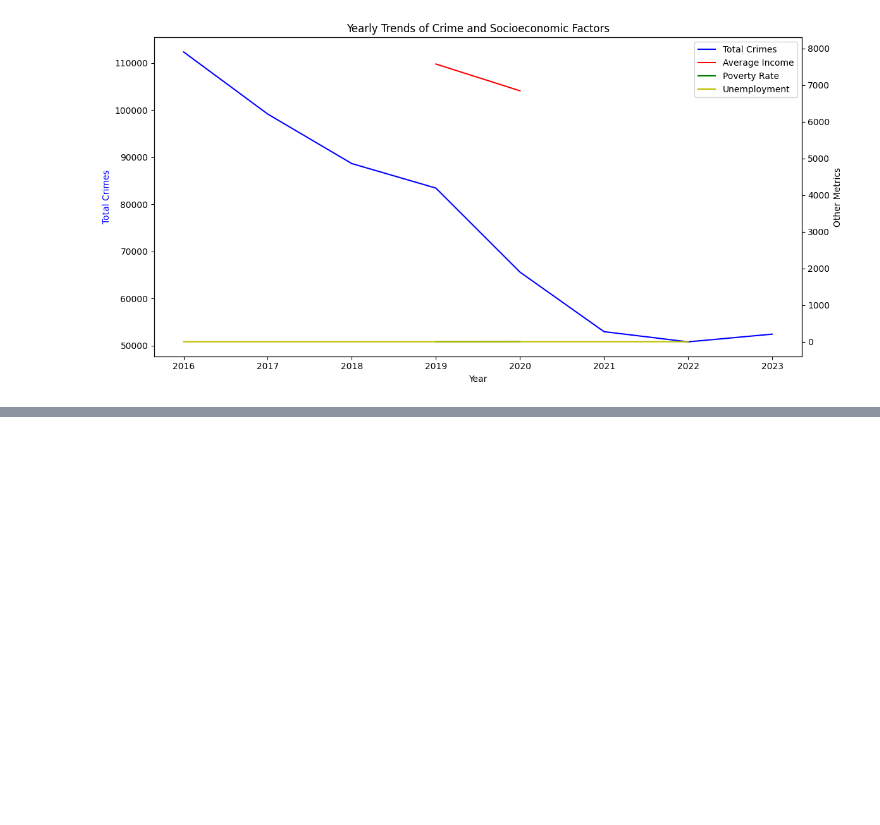
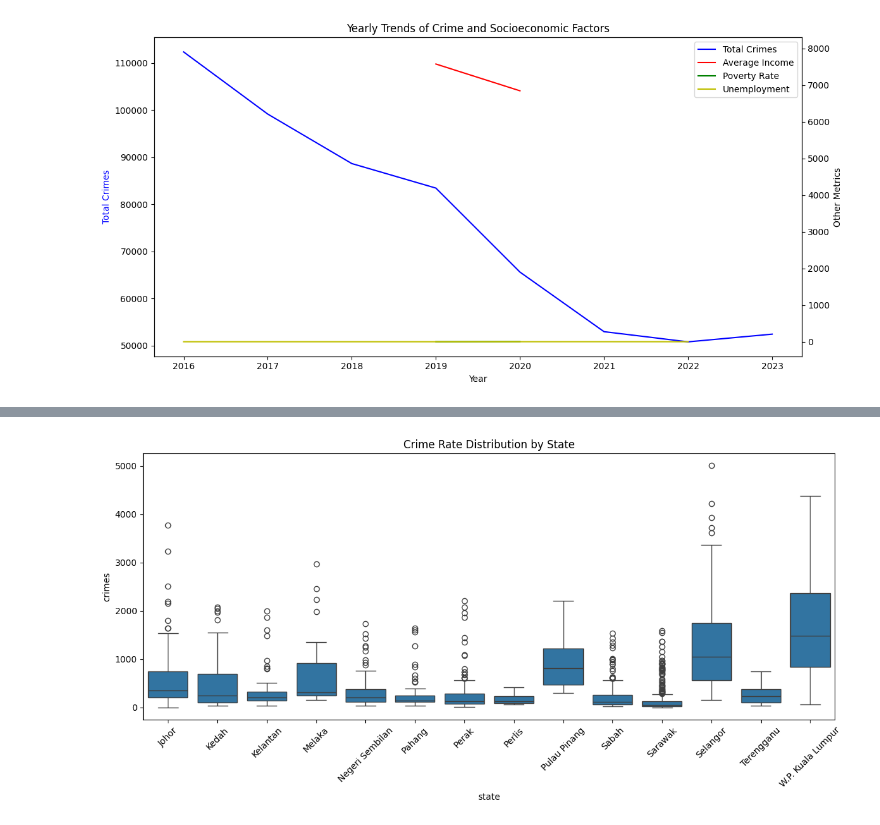
Before and after one commit to izzhamburhan/Crime-and-Socioeconomy---MY, a Jupyter notebook: notebooks/003_income_state.ipynb, the cells around one changed output, grey strips where cells are left out. Drawn from its saved outputs; the diff is of its cells as text; code cells hidden in the pictures; blank space fills up the shorter version.

```diff
--- a/notebooks/003_income_state.ipynb
+++ b/notebooks/003_income_state.ipynb
@@ -199,3 +199,22 @@ year
 2022         -4.08       15.47        -32.13        -14.22
 2023          3.21        0.00          0.00          0.00
 [figure]
+# %%
+# Calculate crime rates per district
+district_analysis = crime_df.groupby(['state', 'district', 'year'])['crimes'].sum().reset_index()
+
+# Add socioeconomic factors at state level
+district_analysis = district_analysis.merge(
+    income_df[['state', 'year', 'income_mean']],
+    on=['state', 'year'],
+    how='left'
+)
+
+district_analysis = district_analysis.merge(
+    poverty_df[['state', 'year', 'poverty_absolute']],
+    on=['state', 'year'],
+    how='left'
+)
+
+print("\nDistrict-level Analysis (First 5 rows):")
+print(district_analysis.head())
@@ -201,0 +229,10 @@ year
+# %%
+# Boxplot of crime rates by state
+plt.figure(figsize=(12, 6))
+sns.boxplot(data=district_analysis, x='state', y='crimes')
+plt.title('Crime Rate Distribution by State')
+plt.xticks(rotation=45)
+plt.tight_layout()
+plt.show()
+# %% [output]
+[figure, added]
```
Also changed, not shown: parts of 5 cells of this notebook.
